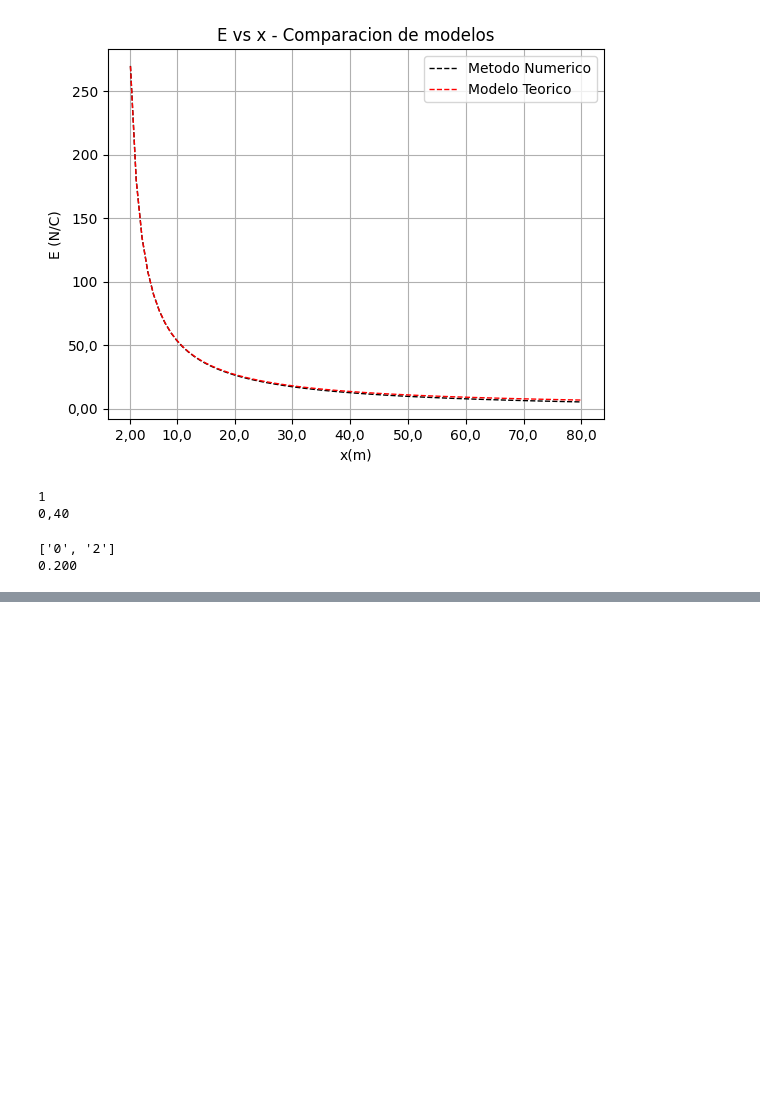
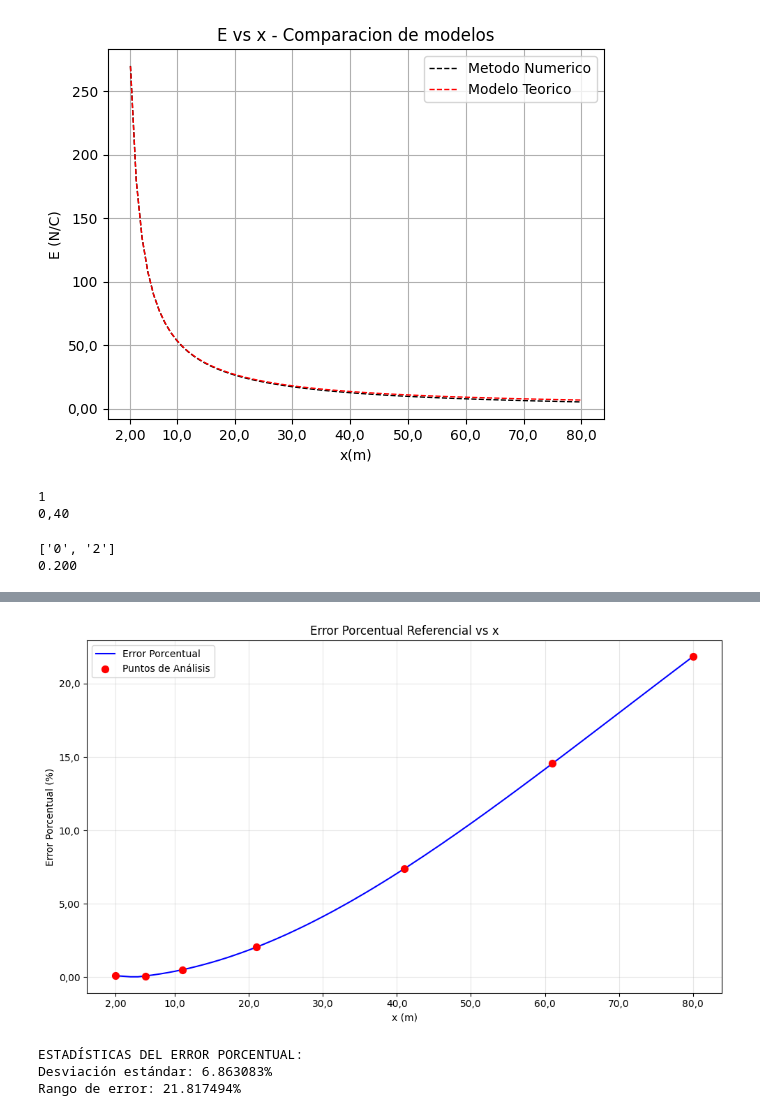
Before and after one commit to LiamQuinoNeff/dd-fisica-para-cs, a Jupyter notebook: code/Simulacion_DDB.ipynb, the cells around one changed output, grey strips where cells are left out. Cells and saved outputs as stored; diff of their text form; code cells hidden in the pictures; blank space fills up the shorter version.

```diff
--- a/code/Simulacion_DDB.ipynb
+++ b/code/Simulacion_DDB.ipynb
@@ -205,0 +256,27 @@ print(formato_tres_cifras_significativas(0.2,1))
+# %%
+# GRÁFICO DEL ERROR PORCENTUAL vs X
+plt.figure(figsize=(10, 6))
+plt.plot(x, errores_todos_puntos, color="blue", linestyle="-", linewidth=1.5, label="Error Porcentual")
+plt.scatter([x[i] for i in puntos_analisis], [errores_todos_puntos[i] for i in puntos_analisis],
+           color="red", s=50, zorder=5, label="Puntos de Análisis")
+
+plt.xticks(ticks)
+plt.gca().xaxis.set_major_formatter(formato_tres_cifras)
+plt.gca().yaxis.set_major_formatter(formato_tres_cifras)
+plt.title("Error Porcentual Referencial vs x")
+plt.xlabel("x (m)")
+plt.ylabel("Error Porcentual (%)")
+plt.legend()
+plt.grid(True, alpha=0.3)
+plt.tight_layout()
+plt.show()
+
+# Estadísticas adicionales del error
+print(f"\nESTADÍSTICAS DEL ERROR PORCENTUAL:")
+print(f"Desviación estándar: {(sum([(e - sum(errores_todos_puntos)/len(errores_todos_puntos))**2 for e in errores_todos_puntos])/len(errores_todos_puntos))**0.5:.6f}%")
+print(f"Rango de error: {max(errores_todos_puntos) - min(errores_todos_puntos):.6f}%")
+# %% [output]
+[figure, added]
+ESTADÍSTICAS DEL ERROR PORCENTUAL:
+Desviación estándar: 6.863083%
+Rango de error: 21.817494%
```
Also changed, not shown: parts of 1 cell of this notebook, 2 other files.
